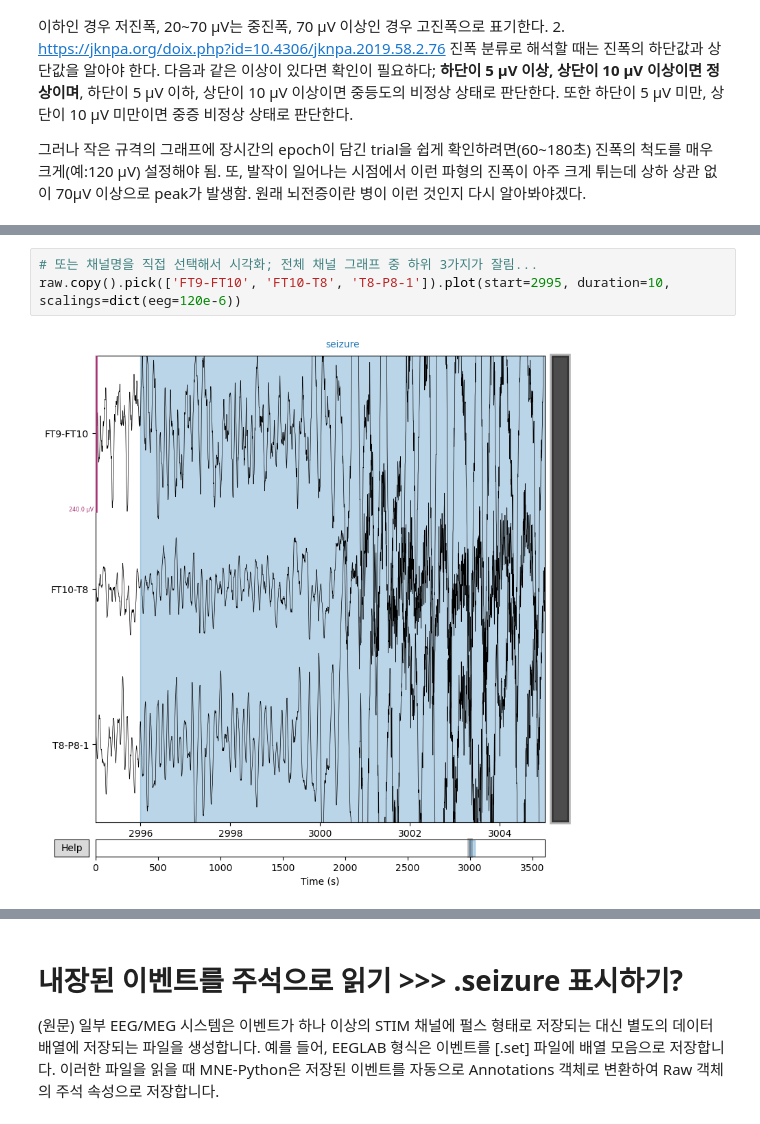
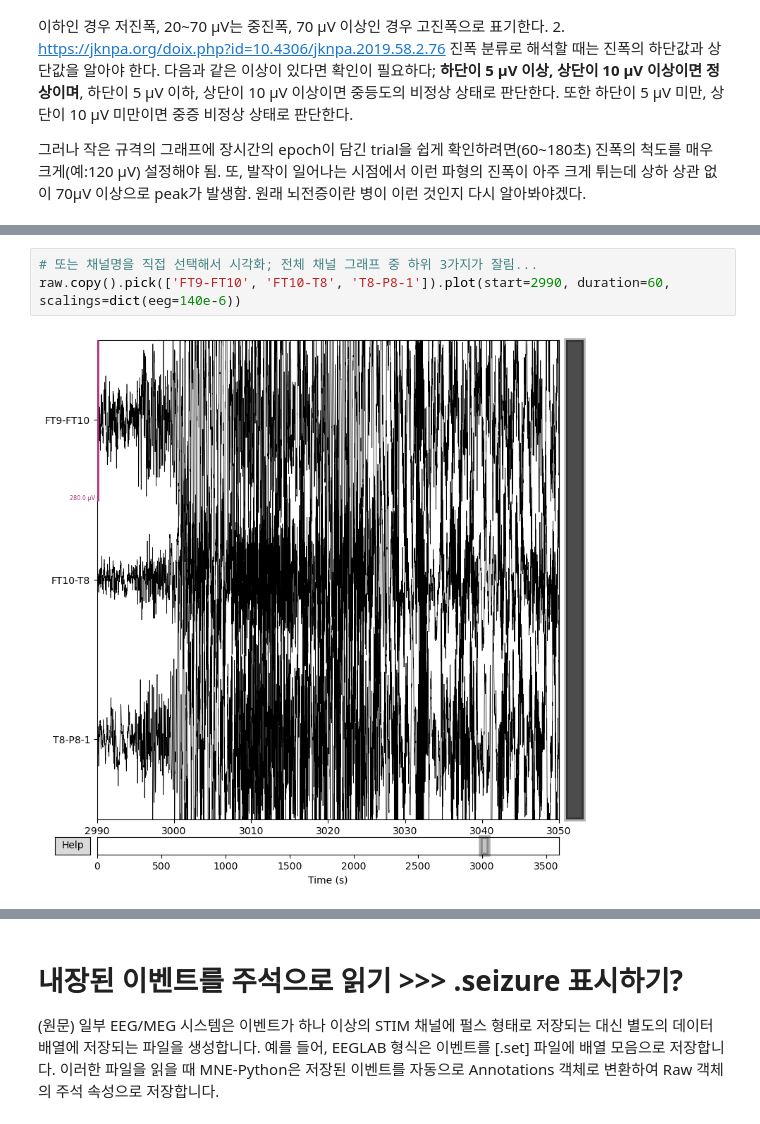
Before and after one commit to khjloversclub/EEGkhj, a Jupyter notebook: EESNN/MNEs/asdf.ipynb, the cells around one changed output, grey strips where cells are left out. Drawn from its saved outputs; the diff is of its cells as text.

```diff
--- a/EESNN/MNEs/asdf.ipynb
+++ b/EESNN/MNEs/asdf.ipynb
@@ -91,5 +92,5 @@ raw.copy().pick('eeg').plot(start=2995, duration=5, scalings=dict(eeg=50e-6))
 # %%
 # 또는 채널명을 직접 선택해서 시각화; 전체 채널 그래프 중 하위 3가지가 잘림...
-raw.copy().pick(['FT9-FT10', 'FT10-T8', 'T8-P8-1']).plot(start=2995, duration=10, scalings=dict(eeg=120e-6))
+raw.copy().pick(['FT9-FT10', 'FT10-T8', 'T8-P8-1']).plot(start=2990, duration=60, scalings=dict(eeg=140e-6))
 # %% [output]
-[figure, old version]
+[figure, new version]
```
Also changed, not shown: parts of 17 cells of this notebook, 1 other file.
